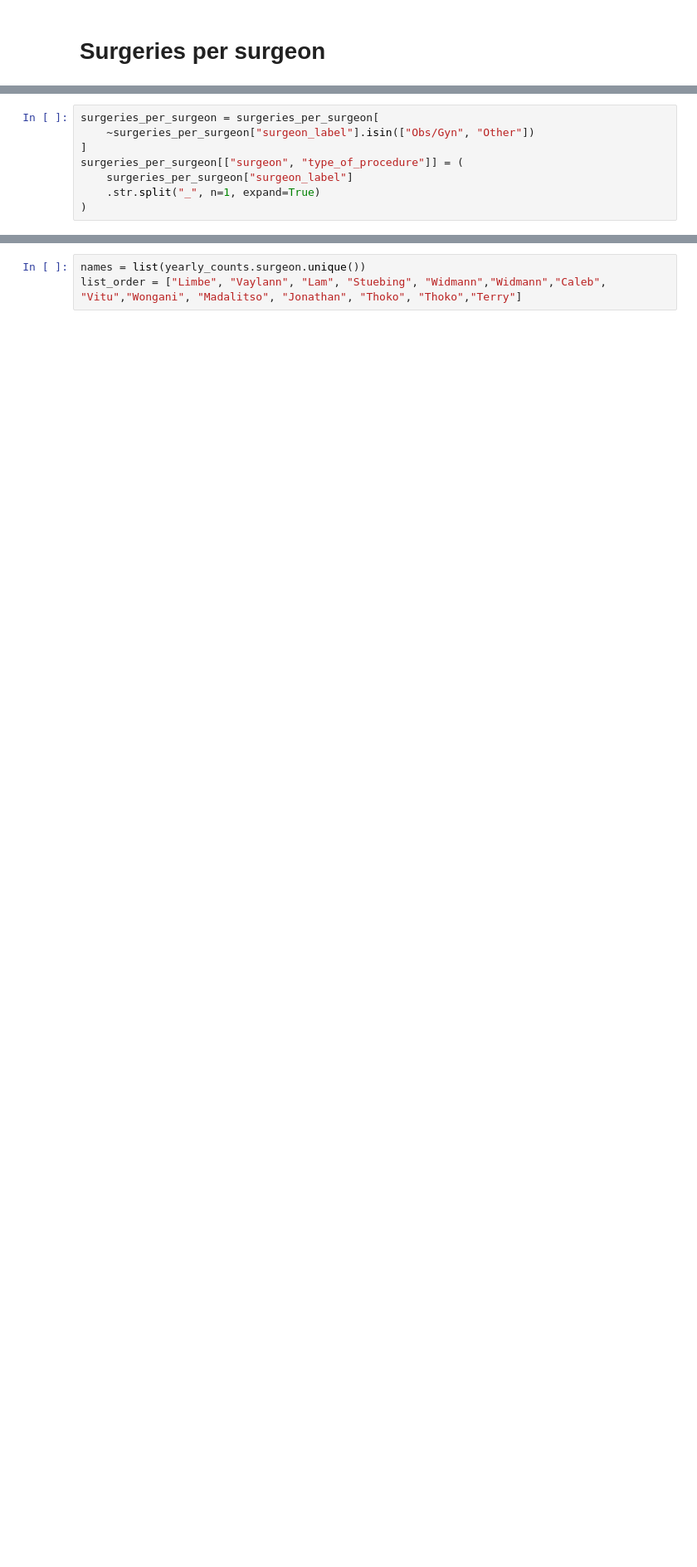
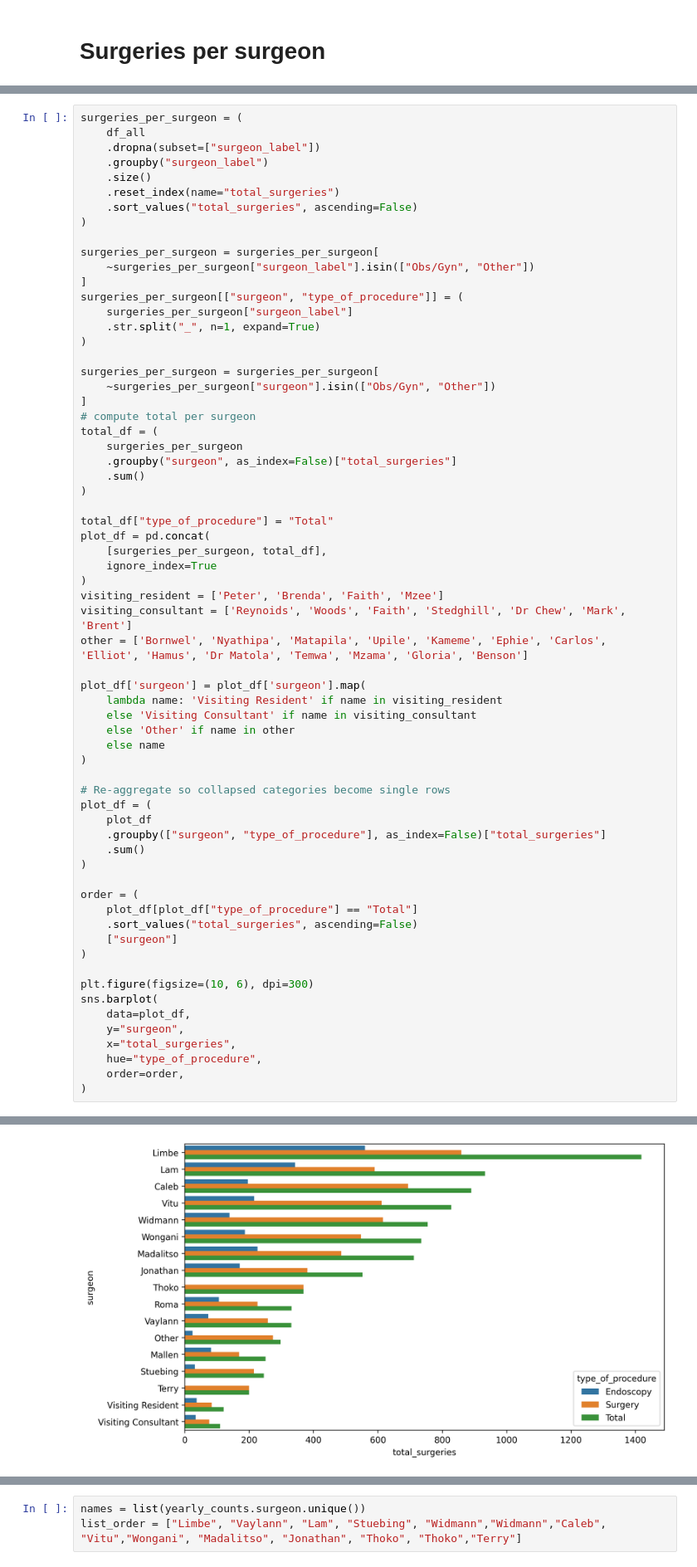
Before and after one commit to mat2m10/nkhoma, a Jupyter notebook: notebooks/01_Theatre_book.ipynb, the cells around one changed output, grey strips where cells are left out. Shown at 83% size. Saved outputs shown, nothing was run; the diff lists cells and outputs as text; blank space fills up the shorter version.

```diff
--- a/notebooks/01_Theatre_book.ipynb
+++ b/notebooks/01_Theatre_book.ipynb
@@ -136,4 +140,13 @@ surgeries_per_surgeon = (
 # %%
+surgeries_per_surgeon = (
+    df_all
+    .dropna(subset=["surgeon_label"])
+    .groupby("surgeon_label")
+    .size()
+    .reset_index(name="total_surgeries")
+    .sort_values("total_surgeries", ascending=False)
+)
+
 surgeries_per_surgeon = surgeries_per_surgeon[
     ~surgeries_per_surgeon["surgeon_label"].isin(["Obs/Gyn", "Other"])
 ]
@@ -141,3 +154,52 @@ surgeries_per_surgeon[["surgeon", "type_of_procedure"]] = (
     surgeries_per_surgeon["surgeon_label"]
     .str.split("_", n=1, expand=True)
 )
+
+surgeries_per_surgeon = surgeries_per_surgeon[
+    ~surgeries_per_surgeon["surgeon"].isin(["Obs/Gyn", "Other"])
+]
+# compute total per surgeon
+total_df = (
+    surgeries_per_surgeon
+    .groupby("surgeon", as_index=False)["total_surgeries"]
+    .sum()
+)
+
+total_df["type_of_procedure"] = "Total"
+plot_df = pd.concat(
+    [surgeries_per_surgeon, total_df],
+    ignore_index=True
+)
+visiting_resident = ['Peter', 'Brenda', 'Faith', 'Mzee']
+visiting_consultant = ['Reynoids', 'Woods', 'Faith', 'Stedghill', 'Dr Chew', 'Mark', 'Brent']
+other = ['Bornwel', 'Nyathipa', 'Matapila', 'Upile', 'Kameme', 'Ephie', 'Carlos', 'Elliot', 'Hamus', 'Dr Matola', 'Temwa', 'Mzama', 'Gloria', 'Benson']
+
+plot_df['surgeon'] = plot_df['surgeon'].map(
+    lambda name: 'Visiting Resident' if name in visiting_resident
+    else 'Visiting Consultant' if name in visiting_consultant
+    else 'Other' if name in other
+    else name
+)
+
+# Re-aggregate so collapsed categories become single rows
+plot_df = (
+    plot_df
+    .groupby(["surgeon", "type_of_procedure"], as_index=False)["total_surgeries"]
+    .sum()
+)
+
+order = (
+    plot_df[plot_df["type_of_procedure"] == "Total"]
+    .sort_values("total_surgeries", ascending=False)
+    ["surgeon"]
+)
+
+plt.figure(figsize=(10, 6), dpi=300)
+sns.barplot(
+    data=plot_df,
+    y="surgeon",
+    x="total_surgeries",
+    hue="type_of_procedure",
+    order=order,
+)
+# %% [output]
@@ -143,0 +207 @@ surgeries_per_surgeon[["surgeon", "type_of_procedure"]] = (
+[figure, added]
```
Also changed, not shown: parts of 19 cells of this notebook, 10 other files.
